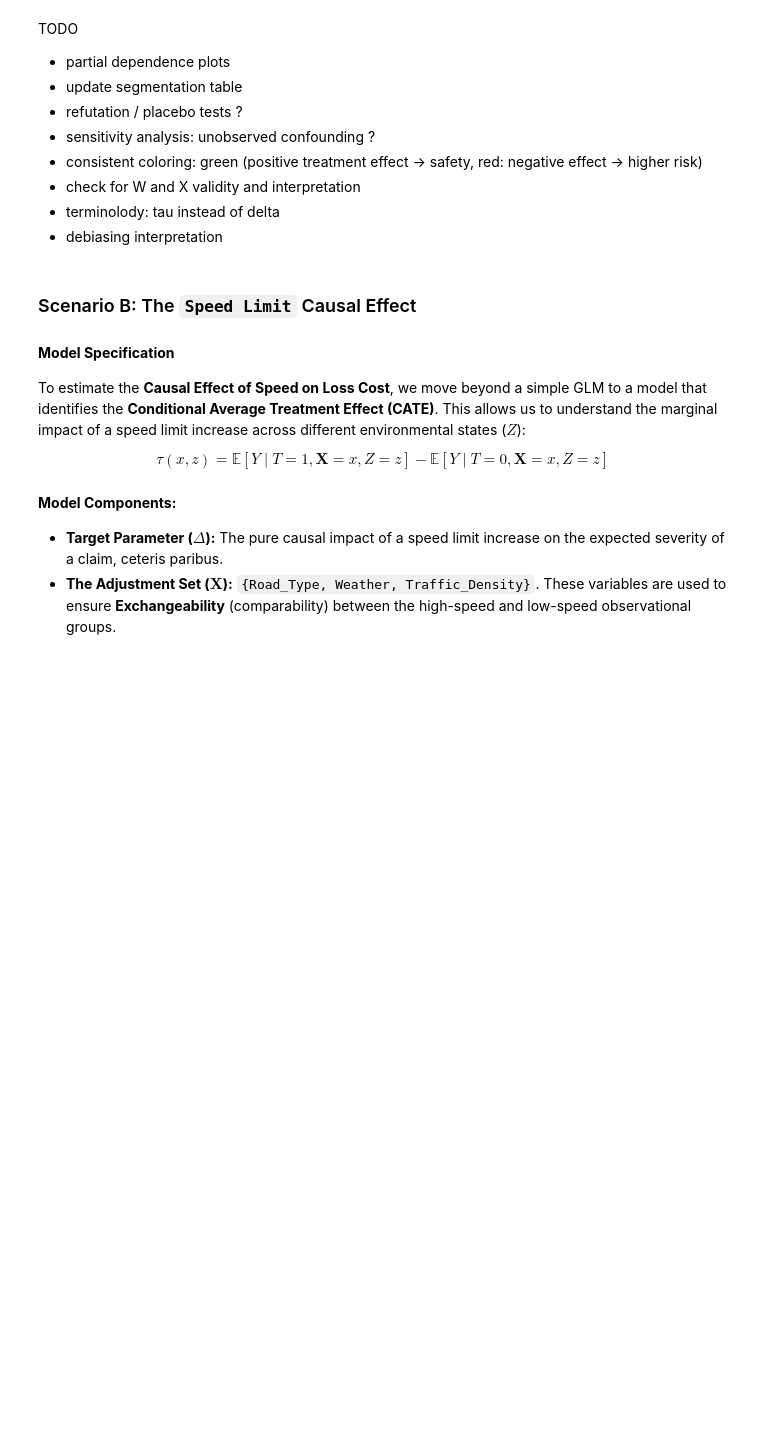
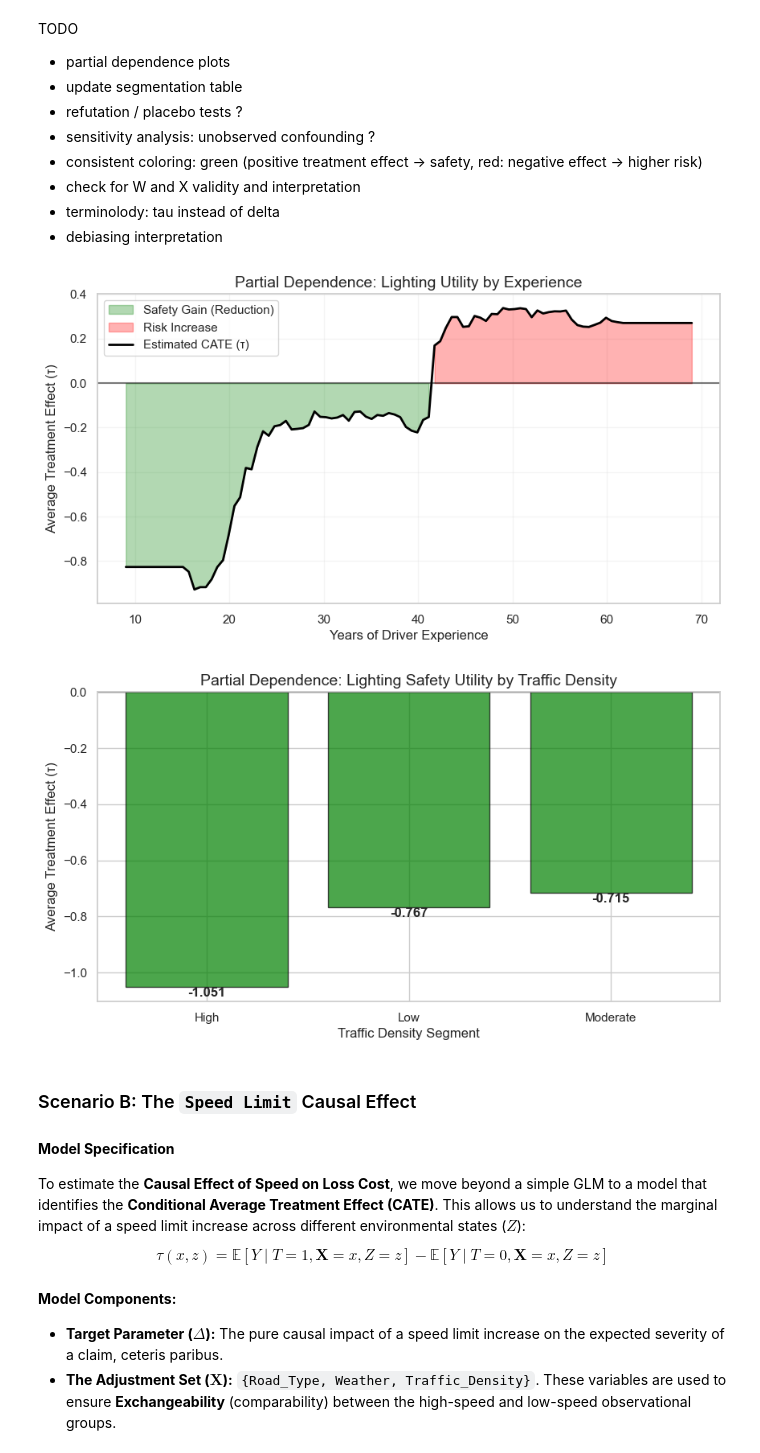
Before and after one commit to tbluemlein/causalinference, a Jupyter notebook: application/traffic_study.ipynb, the cells around one changed output. Saved outputs shown, nothing was run; the diff lists cells and outputs as text; code cells hidden in the pictures; blank space fills up the shorter version.

```diff
--- a/application/traffic_study.ipynb
+++ b/application/traffic_study.ipynb
@@ -367,6 +389,60 @@ TODO
 - check for W and X validity and interpretation
 - terminolody: tau instead of delta
 - debiasing interpretation
+# %%
+# --- UPDATED PARTIAL DEPENDENCE PLOTS (Scenario A) WITH ACTUARIAL COLORING ---
+
+import matplotlib.colors as mcolors
+
+# 1. PDP for Driver Experience (Continuous)
+exp_grid = np.linspace(X['Driver_Experience'].min(), X['Driver_Experience'].max(), 100)
+pdp_exp = [np.mean(cf.effect(X.assign(Driver_Experience=v))) for v in exp_grid]
+
+plt.figure(figsize=(10, 5))
+
+# We create a conditional color fill: Green for safety (tau < 0), Red for risk (tau > 0)
+plt.fill_between(exp_grid, pdp_exp, 0, where=(np.array(pdp_exp) < 0),
+                 color='green', alpha=0.3, label='Safety Gain (Reduction)')
+plt.fill_between(exp_grid, pdp_exp, 0, where=(np.array(pdp_exp) >= 0),
+                 color='red', alpha=0.3, label='Risk Increase')
+
+plt.plot(exp_grid, pdp_exp, color='black', lw=2, label='Estimated CATE (τ)')
+plt.axhline(0, color='black', linestyle='-', alpha=0.5)
+
+plt.title("Partial Dependence: Lighting Utility by Experience", fontsize=14)
+plt.xlabel("Years of Driver Experience")
+plt.ylabel("Average Treatment Effect (τ)")
+plt.legend()
+plt.grid(True, alpha=0.2)
+plt.show()
+
+
+# 2. PDP for Traffic Density (Categorical)
+from utils import get_pdp_speed
+labels, effects = get_pdp_speed(cf, X, 'Traffic_Density')
+
+# Map colors: Green if effect is negative (Safety), Red if positive (Risk)
+# This matches the 'RdYlGn' scale used in your bar chart
+colors = ['green' if e < 0 else 'red' for e in effects]
+
+plt.figure(figsize=(10, 5))
+bars = plt.bar(labels, effects, color=colors, edgecolor='black', alpha=0.7)
+plt.axhline(0, color='black', lw=1)
+
+plt.title("Partial Dependence: Lighting Safety Utility by Traffic Density", fontsize=14)
+plt.ylabel("Average Treatment Effect (τ)")
+plt.xlabel("Traffic Density Segment")
+
+# Annotate values
+for bar in bars:
+    yval = bar.get_height()
+    plt.text(bar.get_x() + bar.get_width()/2, yval, f"{yval:.3f}",
+             va='bottom' if yval > 0 else 'top', ha='center', fontweight='bold')
+
+plt.show()
+# %% [output]
+[figure, added]
+[figure, added]
 # %% [markdown]
 ### Scenario B: The `Speed Limit` Causal Effect
 #### **Model Specification**
```
Also changed, not shown: parts of 7 cells of this notebook.
